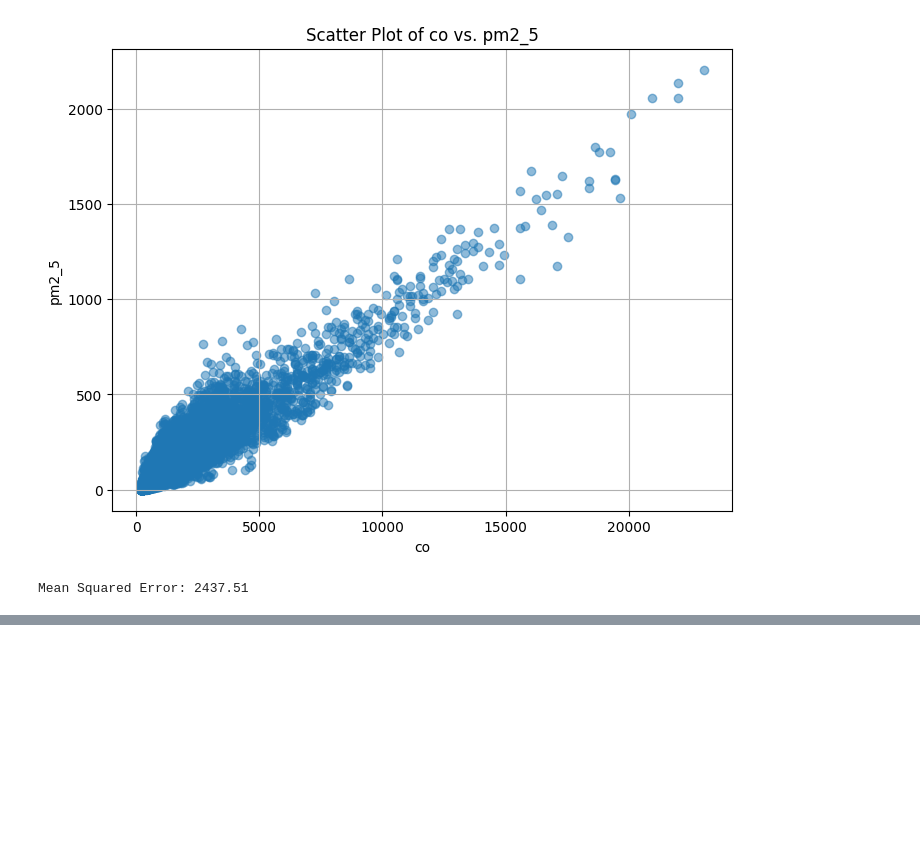
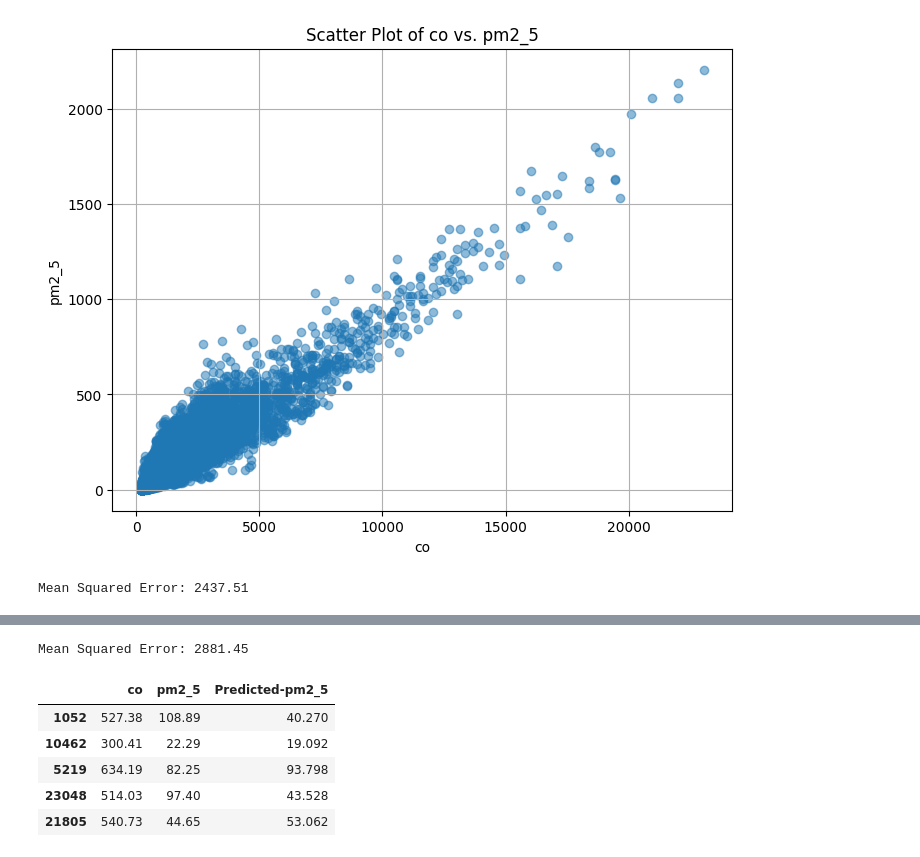
Before and after one commit to Kevansh123/ML, a Jupyter notebook: lab6.ipynb, the cells around one changed output, grey strips where cells are left out. Saved outputs shown, nothing was run; the diff lists cells and outputs as text; code cells hidden in the pictures; blank space fills up the shorter version.

```diff
--- a/lab6.ipynb
+++ b/lab6.ipynb
@@ -73,0 +130,30 @@ KeyError: ' '
+# %%
+from sklearn.neighbors import KNeighborsRegressor
+
+# k-NN Regressor
+knn_regressor = KNeighborsRegressor() # 5 neighbours default
+
+knn_regressor.fit(X, y)
+
+# Show prediction V/S true value for pm10
+prediction_knn_regressor = pd.DataFrame()
+
+prediction_knn_regressor[independent_variable] = X_test
+prediction_knn_regressor[dependent_variable] = y_test
+
+# Predict testing values
+y_pred = knn_regressor.predict(X_test)
+
+prediction_knn_regressor["Predicted-" + dependent_variable] = y_pred
+
+# Calculate the mean squared error
+print(f"Mean Squared Error: {mean_squared_error(y_test, y_pred):.2f}")
+prediction_knn_regressor.head()
+# %% [output]
+Mean Squared Error: 2881.45
+|  | co | pm2_5 | Predicted-pm2_5 |
+| 1052 | 527.38 | 108.89 | 40.270 |
+| 10462 | 300.41 | 22.29 | 19.092 |
+| 5219 | 634.19 | 82.25 | 93.798 |
+| 23048 | 514.03 | 97.40 | 43.528 |
+| 21805 | 540.73 | 44.65 | 53.062 |
```
Also changed, not shown: parts of 5 cells of this notebook, 2 other files.
